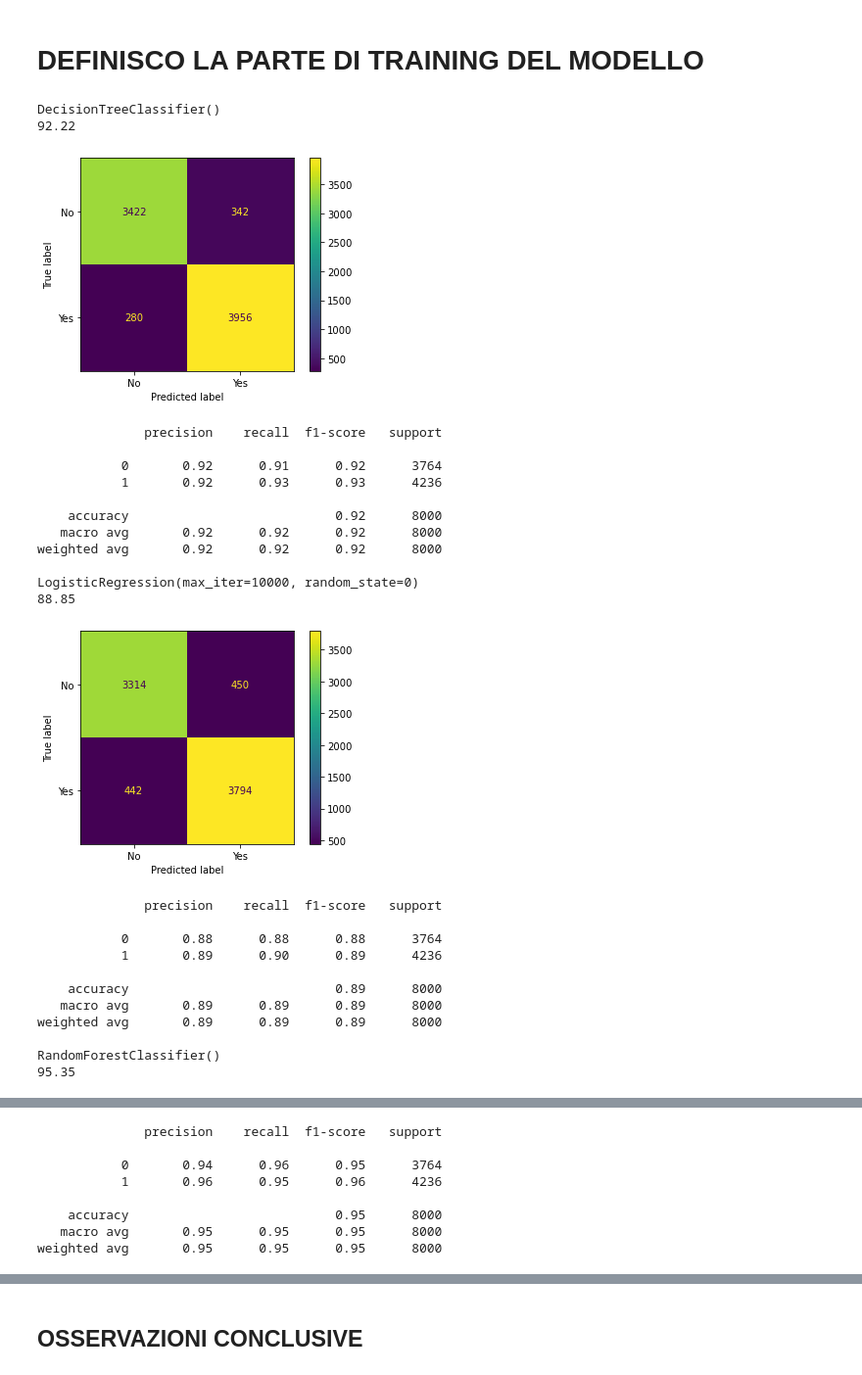
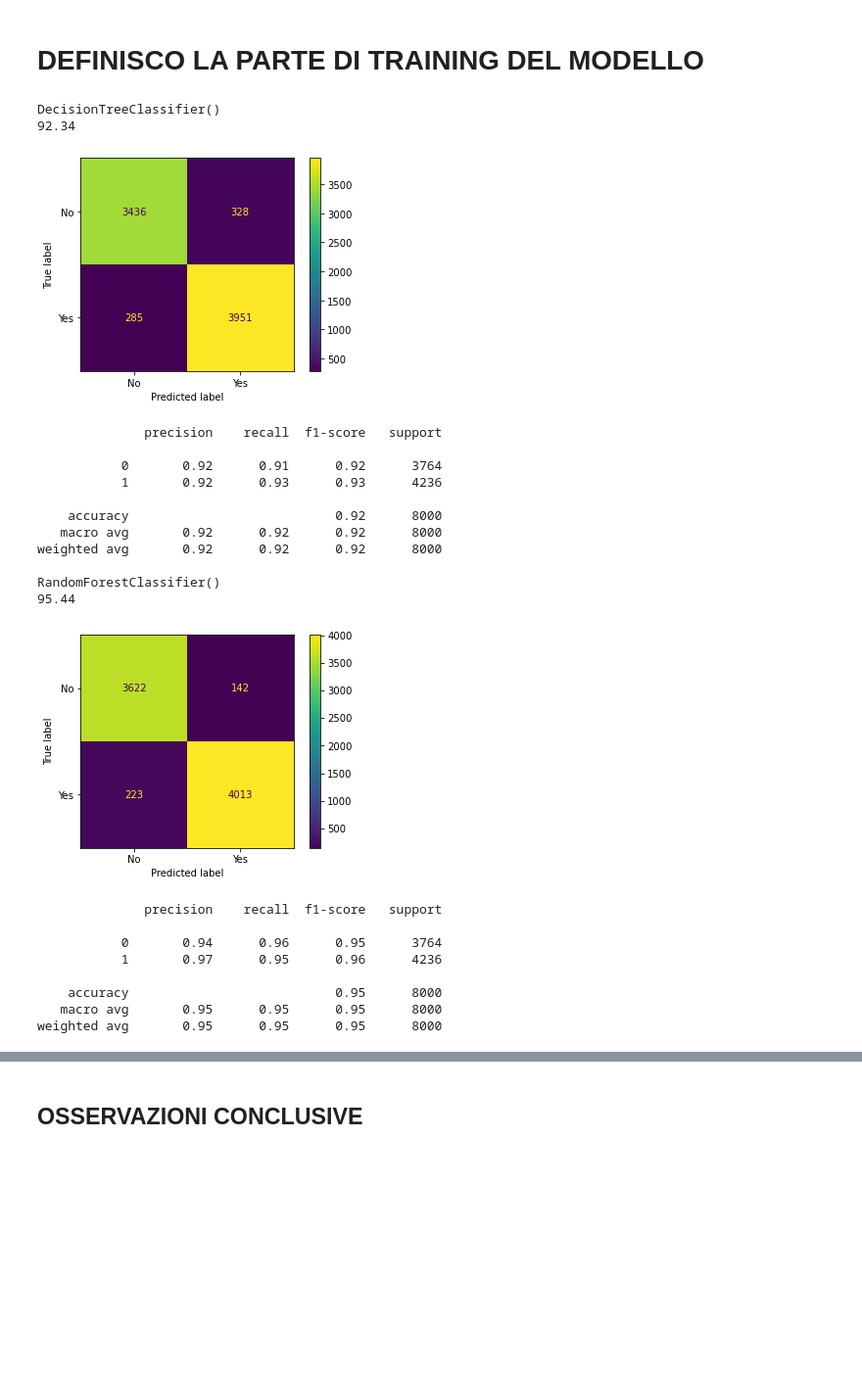
Before and after one commit to samuel-esp/challenge-pokemon, a Jupyter notebook: Training.ipynb, the cells around one changed output, grey strips where cells are left out. Shown at 98% size. Drawn from its saved outputs; the diff is of its cells as text; code cells hidden in the pictures; blank space fills up the shorter version.

```diff
--- a/Training.ipynb
+++ b/Training.ipynb
@@ -440,52 +446,48 @@ y_test = test['Winner']
 X_test = test.drop(['Winner'], axis=1)
 # %%
 dt = DecisionTreeClassifier()
-lr = LogisticRegression(random_state=0, max_iter = 10000)
 rf = RandomForestClassifier()
 
-models = [dt, lr, rf]
+models = [dt, rf]
 score = []
 
 for model in models:
     model.fit(X_train, y_train)
     y_pred = model.predict(X_test)
     acc = round(accuracy_score(y_pred, y_test) * 100, 2)
     score.append(acc)
     print(model)
     print(acc)
     plot_confusion_matrix(model, X_test, y_test, values_format='n', display_labels=['No','Yes'])
     plt.show()
     print("\n")
     print(classification_report(y_test,y_pred))
 
 models = pd.DataFrame({
-    'Model': ['Decision Tree','Logistic Regression', 'Random Forest'],
+    'Model': ['Decision Tree', 'Random Forest'],
     'Score': score})
 models.sort_values(by='Score', ascending=False)
 # %% [output]
 DecisionTreeClassifier()
-92.22
+92.34
 [figure]
               precision    recall  f1-score   support
 
            0       0.92      0.91      0.92      3764
            1       0.92      0.93      0.93      4236
 
     accuracy                           0.92      8000
    macro avg       0.92      0.92      0.92      8000
 weighted avg       0.92      0.92      0.92      8000
 
-LogisticRegression(max_iter=10000, random_state=0)
-88.85
+RandomForestClassifier()
+95.44
-[figure, old version]
+[figure, new version]
               precision    recall  f1-score   support
 
-           0       0.88      0.88      0.88      3764
-           1       0.89      0.90      0.89      4236
+           0       0.94      0.96      0.95      3764
+           1       0.97      0.95      0.96      4236
 
-    accuracy                           0.89      8000
-   macro avg       0.89      0.89      0.89      8000
-weighted avg       0.89      0.89      0.89      8000
-
-RandomForestClassifier()
-95.35
+    accuracy                           0.95      8000
+   macro avg       0.95      0.95      0.95      8000
+weighted avg       0.95      0.95      0.95      8000
@@ -493,9 +494 @@ RandomForestClassifier()
-              precision    recall  f1-score   support
-
-           0       0.94      0.96      0.95      3764
-           1       0.96      0.95      0.96      4236
-
-    accuracy                           0.95      8000
-   macro avg       0.95      0.95      0.95      8000
-weighted avg       0.95      0.95      0.95      8000
 |  | Model | Score |
```
Also changed, not shown: parts of 27 cells of this notebook.
